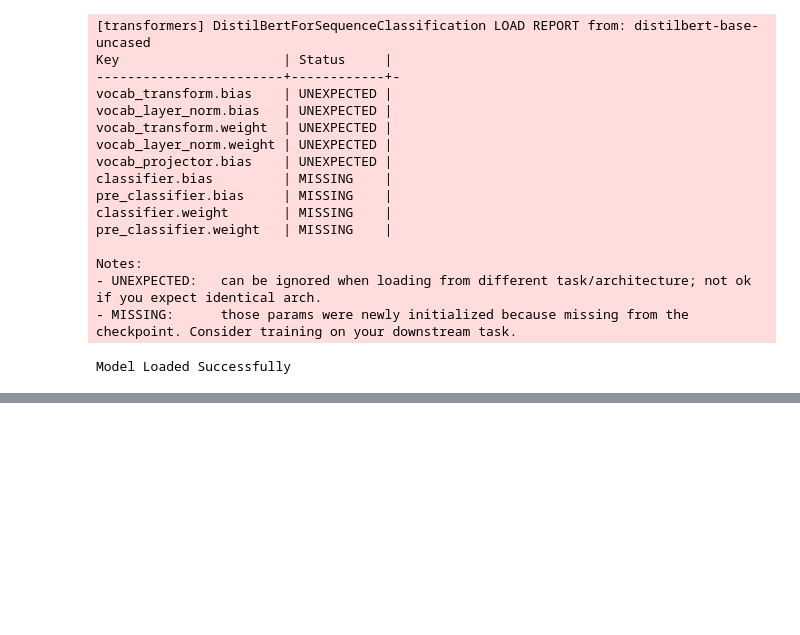
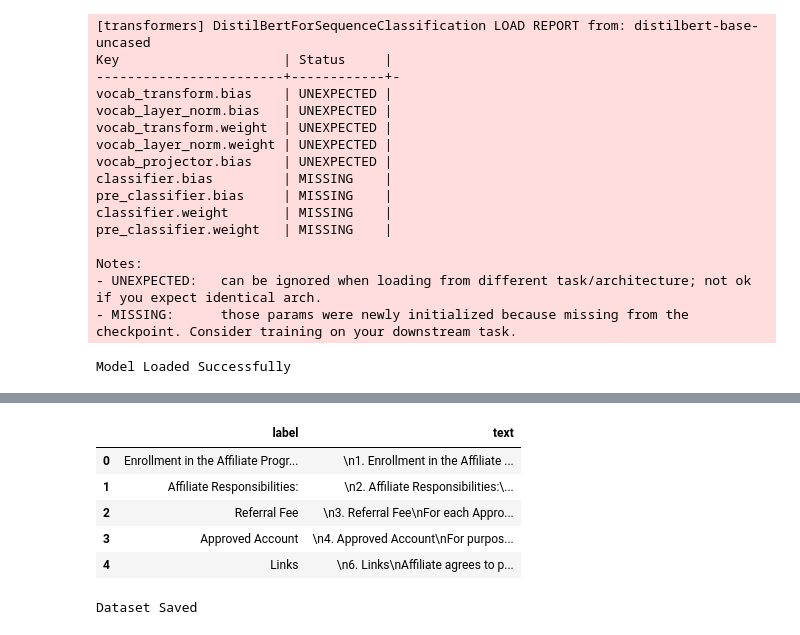
Before and after one commit to ShreejaXDev/contract-intelligence-ai, a Jupyter notebook: notebooks/04_clause_classification.ipynb, the cells around one changed output, grey strips where cells are left out. Saved outputs shown, nothing was run; the diff lists cells and outputs as text; code cells hidden in the pictures; blank space fills up the shorter version.

```diff
--- a/notebooks/04_clause_classification.ipynb
+++ b/notebooks/04_clause_classification.ipynb
@@ -532,0 +750,24 @@ Model Loaded Successfully
+# %%
+df["label"] = df["label"].str.replace(
+    r"^\d+\.\s*",
+    "",
+    regex=True
+)
+
+df.head()
+# %% [output]
+|  | label | text |
+| 0 | Enrollment in the Affiliate Progr... | \n1. Enrollment in the Affiliate ... |
+| 1 | Affiliate Responsibilities: | \n2. Affiliate Responsibilities:\... |
+| 2 | Referral Fee | \n3. Referral Fee\nFor each Appro... |
+| 3 | Approved Account | \n4. Approved Account\nFor purpos... |
+| 4 | Links | \n6. Links\nAffiliate agrees to p... |
+# %%
+df.to_csv(
+    "cuad_training.csv",
+    index=False
+)
+
+print("Dataset Saved")
+# %% [output]
+Dataset Saved
```
Also changed, not shown: parts of 17 cells of this notebook, 2 other files.
